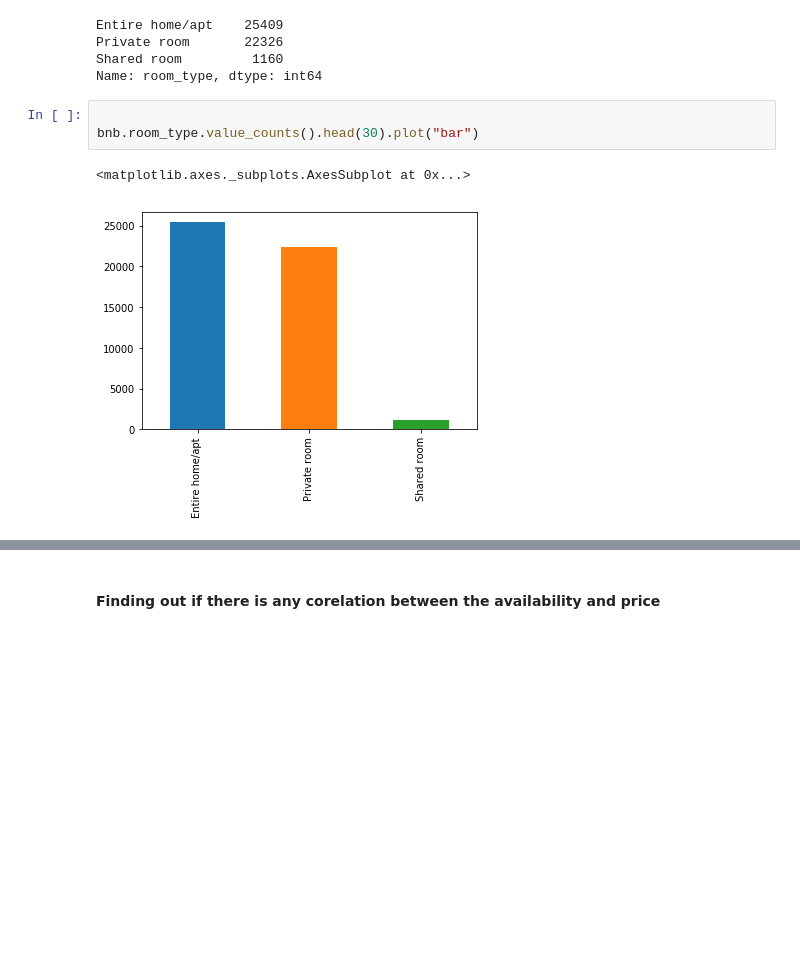
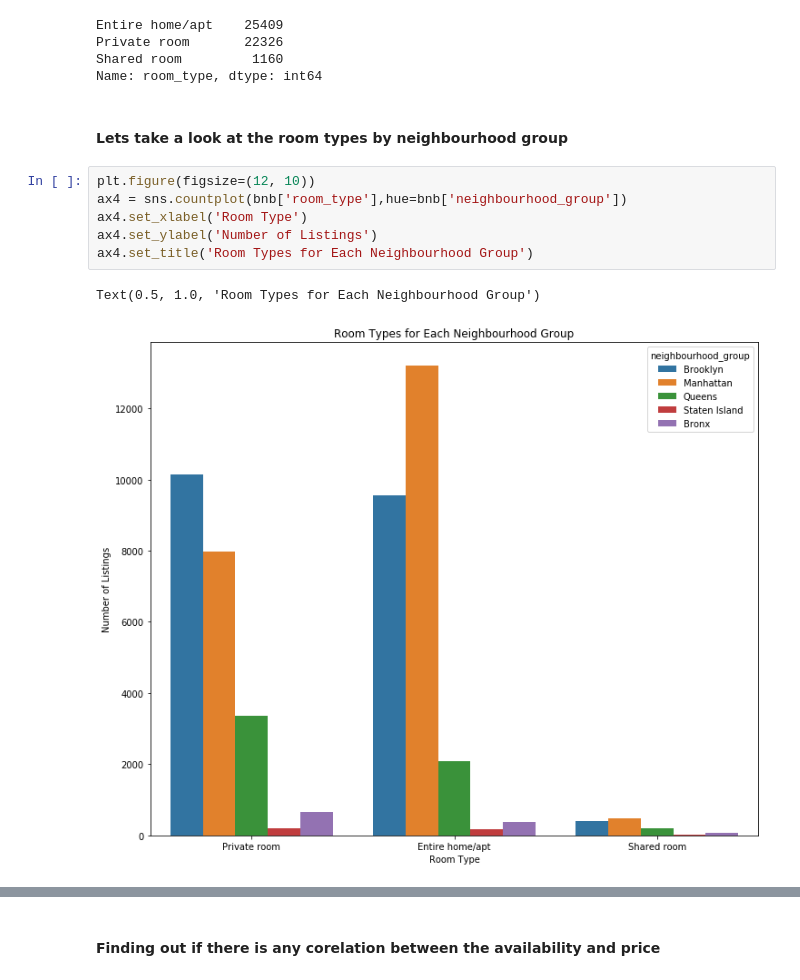
Before and after one commit to leosquintero/Airbnb-data-science-project, a Jupyter notebook: AirBnb EDA.ipynb, the cells around one changed output, grey strips where cells are left out. Saved outputs shown, nothing was run; the diff lists cells and outputs as text; blank space fills up the shorter version.

```diff
--- a/AirBnb EDA.ipynb
+++ b/AirBnb EDA.ipynb
@@ -119,10 +124,15 @@ Entire home/apt    25409
 Private room       22326
 Shared room         1160
 Name: room_type, dtype: int64
-# %%
-
-bnb.room_type.value_counts().head(30).plot("bar")
-# %% [output]
-<matplotlib.axes._subplots.AxesSubplot at 0x...>
-[figure, removed]
+# %% [markdown]
+#### Lets take a look at the room types by neighbourhood group
+# %%
+plt.figure(figsize=(12, 10))
+ax4 = sns.countplot(bnb['room_type'],hue=bnb['neighbourhood_group'])
+ax4.set_xlabel('Room Type')
+ax4.set_ylabel('Number of Listings')
+ax4.set_title('Room Types for Each Neighbourhood Group')
+# %% [output]
+Text(0.5, 1.0, 'Room Types for Each Neighbourhood Group')
+[figure, added]
 # %%
```
Also changed, not shown: parts of 4 cells of this notebook.
